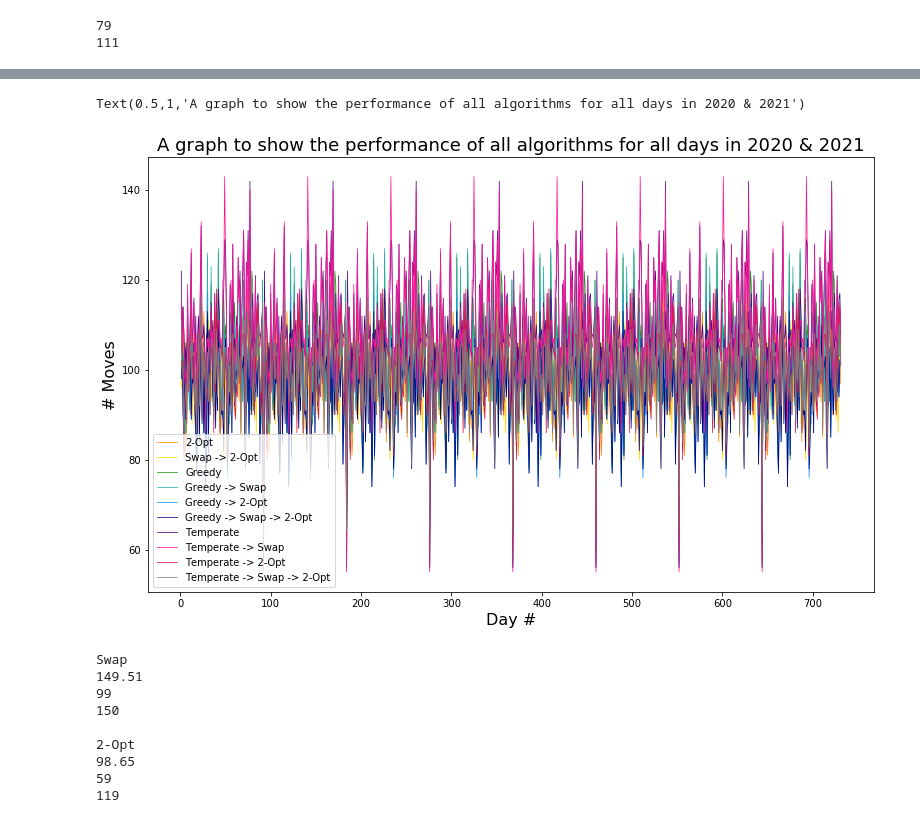
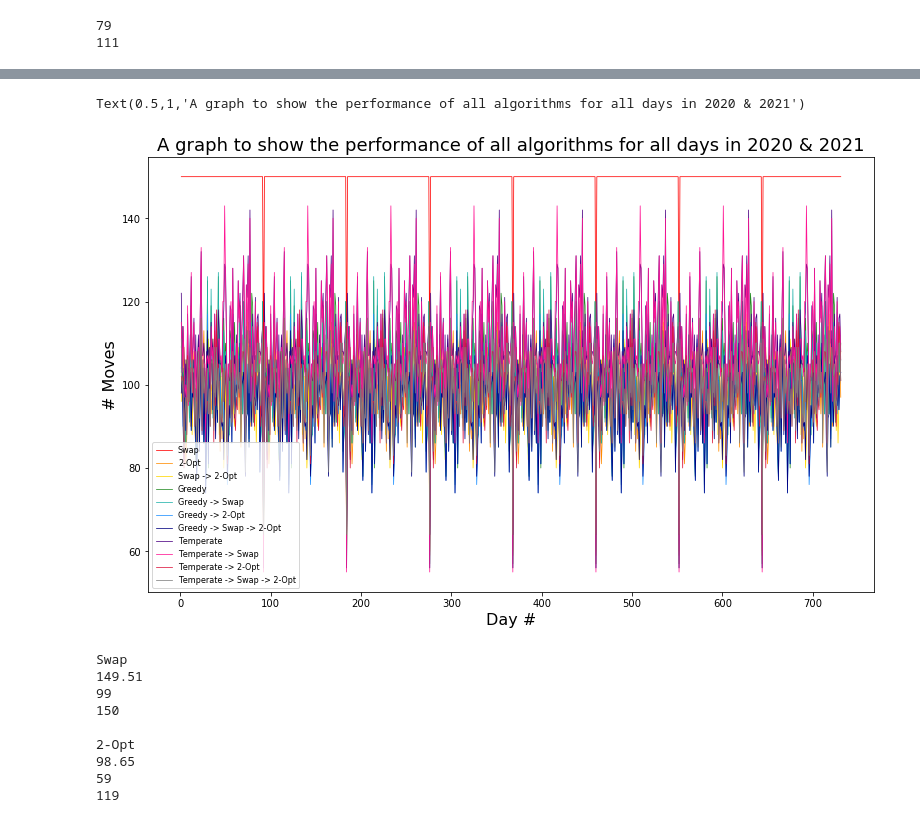
Before and after one commit to hwixley/Drone-Route-Planner, a Jupyter notebook: dataAnalysis/DroneMoveAnalysis.ipynb, the cells around one changed output, grey strips where cells are left out. Saved outputs shown, nothing was run; the diff lists cells and outputs as text; code cells hidden in the pictures.

```diff
--- a/dataAnalysis/DroneMoveAnalysis.ipynb
+++ b/dataAnalysis/DroneMoveAnalysis.ipynb
@@ -29,12 +29,12 @@ x = range(92)
 
 plt.rcParams["figure.figsize"] = (13,8)
 
-for i in range(1,11):
+for i in range(11):
     plt.scatter(x,moves[i][0:92],c=colors[i],label=names[i],alpha=0.7)
     plt.plot(x, np.poly1d(np.polyfit(x,moves[i][0:92],1))(np.unique(x)),c=colors[i],lw=2)
 
 plt.grid(True)
-plt.legend(loc="lower left")
+plt.legend(loc="lower left",fontsize=8)
 plt.xlabel("Day #",fontsize=16)
 plt.ylabel("# Moves",fontsize=16)
 plt.xticks(x,range(1,93),rotation=90,fontsize=7)
@@ -61,14 +61,14 @@ Text(0.5,1,'A graph to show route performance of different low\ncomplexity algor
 # %%
-for i in range(1,11):
+for i in range(11):
     plt.plot(range(1,732),moves[i],c=colors[i],label=names[i],lw=0.75)
 
-plt.legend(loc="lower left")
+plt.legend(loc="lower left",fontsize=8)
 plt.xlabel("Day #",fontsize=16)
 plt.ylabel("# Moves",fontsize=16)
 plt.title("A graph to show the performance of all algorithms for all days in 2020 & 2021",fontsize=18)
 # %% [output]
 Text(0.5,1,'A graph to show the performance of all algorithms for all days in 2020 & 2021')
-[figure, old version]
+[figure, new version]
 # %%
 #Print means, max, and min
 
```
Also changed, not shown: parts of 3 cells of this notebook, 5 other files.
